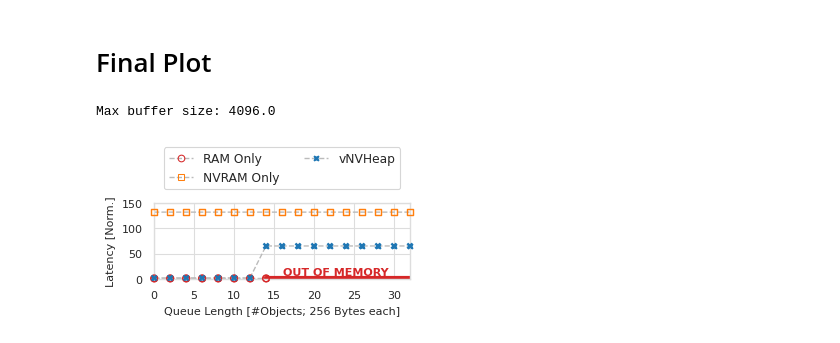
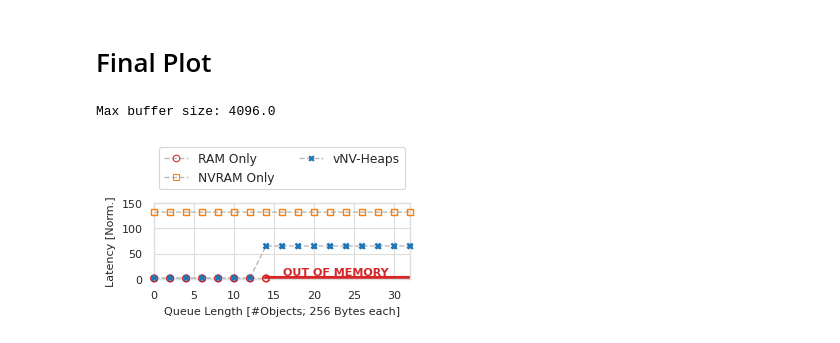
Before and after one commit to markus-gerber/vnv-heap, a Jupyter notebook: zephyr/vnv_heap_benchmark/analysis/event_queue.ipynb, the cells around one changed output. Drawn from its saved outputs; the diff is of its cells as text; code cells hidden in the pictures.

```diff
--- a/zephyr/vnv_heap_benchmark/analysis/event_queue.ipynb
+++ b/zephyr/vnv_heap_benchmark/analysis/event_queue.ipynb
@@ -159,7 +159,7 @@ plot_data = [
         ],
     },
     {
-        "name": "vNVHeap",
+        "name": "vNV-Heaps",
         "x": "options.queue_length",
         "y": "mean",
         "marker": "X",
@@ -198,31 +198,31 @@ ax.plot(
         impl_data["options.queue_length"].max(),
     ],
     [plot_y, plot_y],
     color=plot_colors["baseline"],
     linewidth=3,
     zorder=1
 )
 text_x = (ram_data_tmp["options.queue_length"].max() + impl_data["options.queue_length"].max()) / 2
 text_x = text_x - text_x*0.3
 text_y = ram_data_tmp.iloc[-1]["mean"] + ram_data_tmp.iloc[-1]["mean"]*2
 if norm:
     text_y /= norm_val
 
 ax.text(text_x, text_y * 2.2, "OUT OF MEMORY", weight="bold", color=plot_colors["baseline"])
 ax.legend(
     loc = "lower center",
     bbox_to_anchor=(0.5, 1.1),
     ncol=2,
     title=None,
     frameon=True
 )
 if norm:
 
     ax.set_xticks([0,5,10,15,20,25,30])
     ax.set_yticks([0,50,100,150])
     ax.set_xlim(right=32)
 
 save_plot("event_queue", False)
 # %% [output]
 Max buffer size: 4096.0
-[figure, old version]
+[figure, new version]
```
Also changed, not shown: 2 other files.
